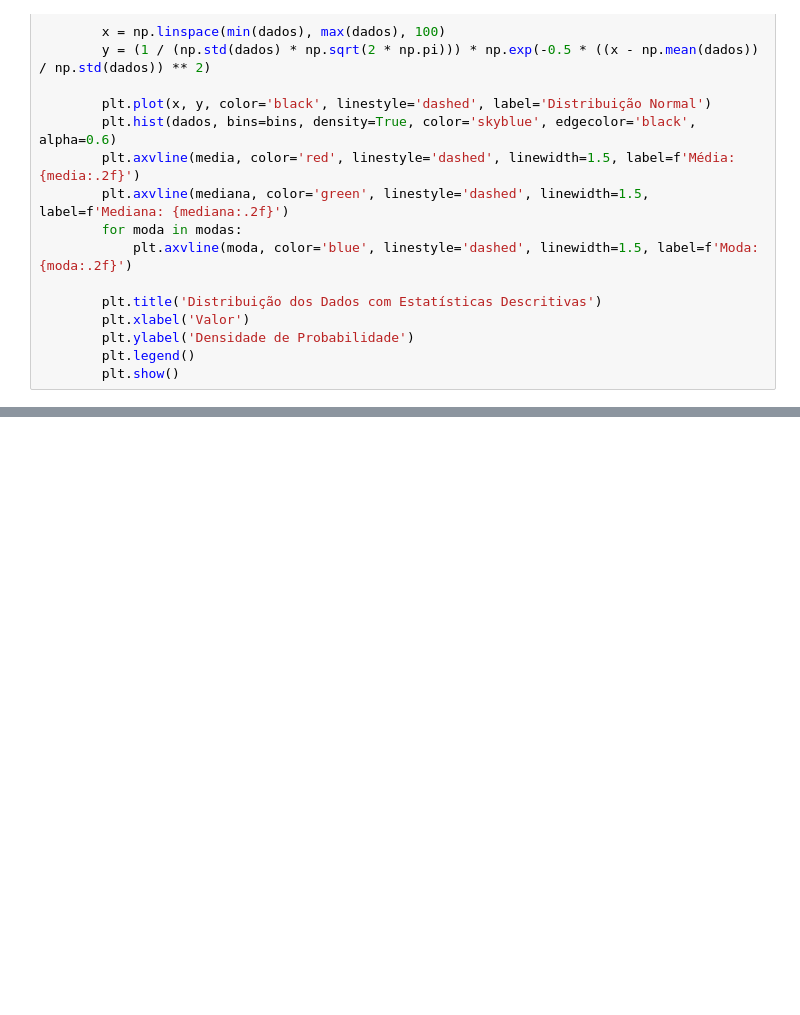
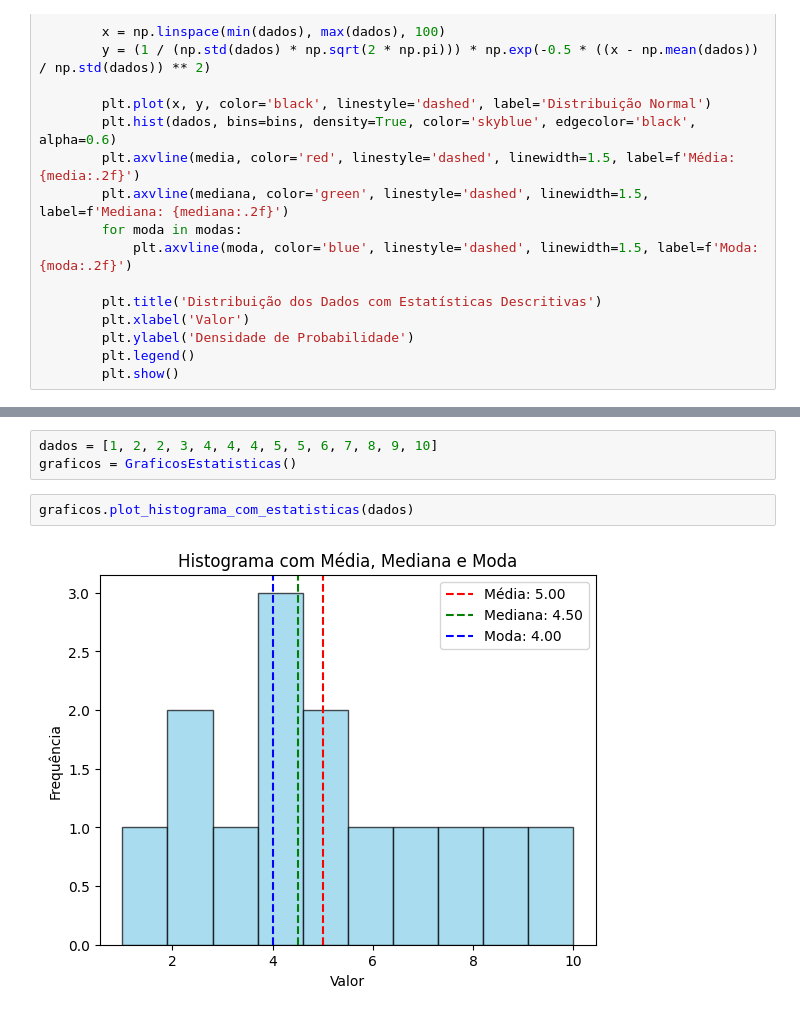
Before and after one commit to SisouDev/Probability_statistics, a Jupyter notebook: probabilidade.ipynb, the cells around one changed output, grey strips where cells are left out. Cells and saved outputs as stored; diff of their text form; blank space fills up the shorter version.

```diff
--- a/probabilidade.ipynb
+++ b/probabilidade.ipynb
@@ -269,0 +283,7 @@ class GraficosEstatisticas:
+# %%
+dados = [1, 2, 2, 3, 4, 4, 4, 5, 5, 6, 7, 8, 9, 10]
+graficos = GraficosEstatisticas()
+# %%
+graficos.plot_histograma_com_estatisticas(dados)
+# %% [output]
+[figure, added]
```
Also changed, not shown: parts of 2 cells of this notebook.
